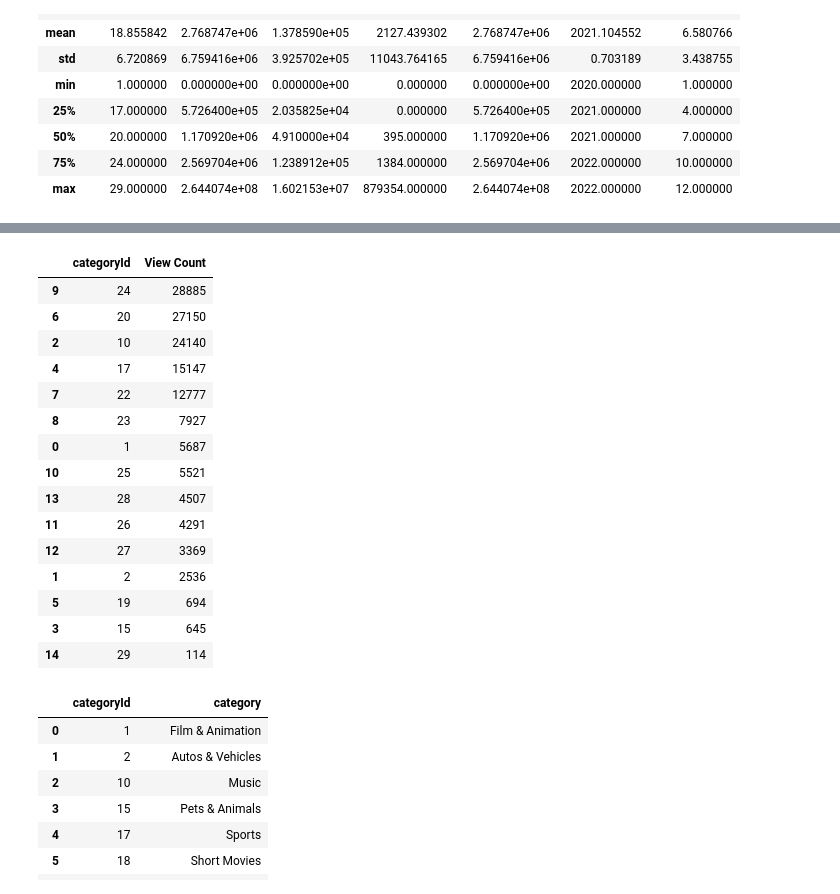
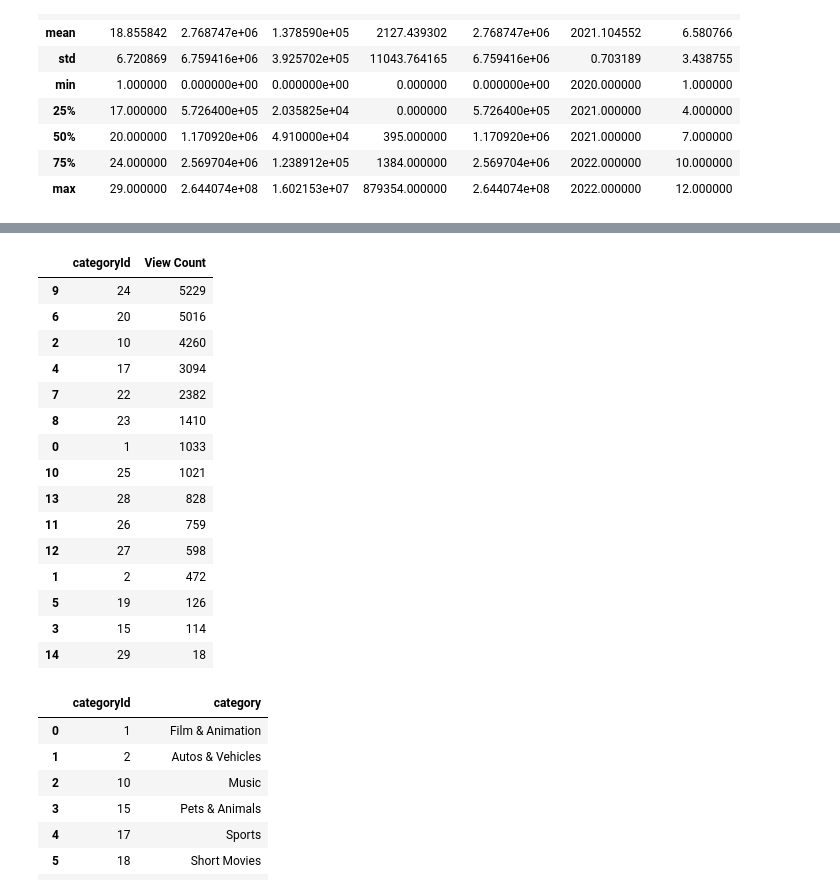
Before and after one commit to robertfben/Covid-Vs.-YouTube-Let-s-get-this-Bread, a Jupyter notebook: Bobby_Update.ipynb, the cells around one changed output, grey strips where cells are left out. Cells and saved outputs as stored; diff of their text form; code cells hidden in the pictures.

```diff
--- a/Bobby_Update.ipynb
+++ b/Bobby_Update.ipynb
@@ -240,24 +231,24 @@ Youtube_Data.head()
 # %%
 # gives us various count of video in each channel category
-Youtube_Data.groupby("categoryId").size().reset_index(name="View Count") \
+Youtube_Unique_Video_Id.groupby("categoryId").size().reset_index(name="View Count") \
     .sort_values("View Count", ascending=False).head(20)
 # %% [output]
 |  | categoryId | View Count |
-| 9 | 24 | 28885 |
-| 6 | 20 | 27150 |
-| 2 | 10 | 24140 |
-| 4 | 17 | 15147 |
-| 7 | 22 | 12777 |
-| 8 | 23 | 7927 |
-| 0 | 1 | 5687 |
-| 10 | 25 | 5521 |
-| 13 | 28 | 4507 |
-| 11 | 26 | 4291 |
-| 12 | 27 | 3369 |
-| 1 | 2 | 2536 |
-| 5 | 19 | 694 |
-| 3 | 15 | 645 |
-| 14 | 29 | 114 |
+| 9 | 24 | 5229 |
+| 6 | 20 | 5016 |
+| 2 | 10 | 4260 |
+| 4 | 17 | 3094 |
+| 7 | 22 | 2382 |
+| 8 | 23 | 1410 |
+| 0 | 1 | 1033 |
+| 10 | 25 | 1021 |
+| 13 | 28 | 828 |
+| 11 | 26 | 759 |
+| 12 | 27 | 598 |
+| 1 | 2 | 472 |
+| 5 | 19 | 126 |
+| 3 | 15 | 114 |
+| 14 | 29 | 18 |
 # %%
 #Getting category for the category file
 #we need id and title from this file which are under items tag and snippet contain title
```
Also changed, not shown: parts of 29 cells of this notebook.
